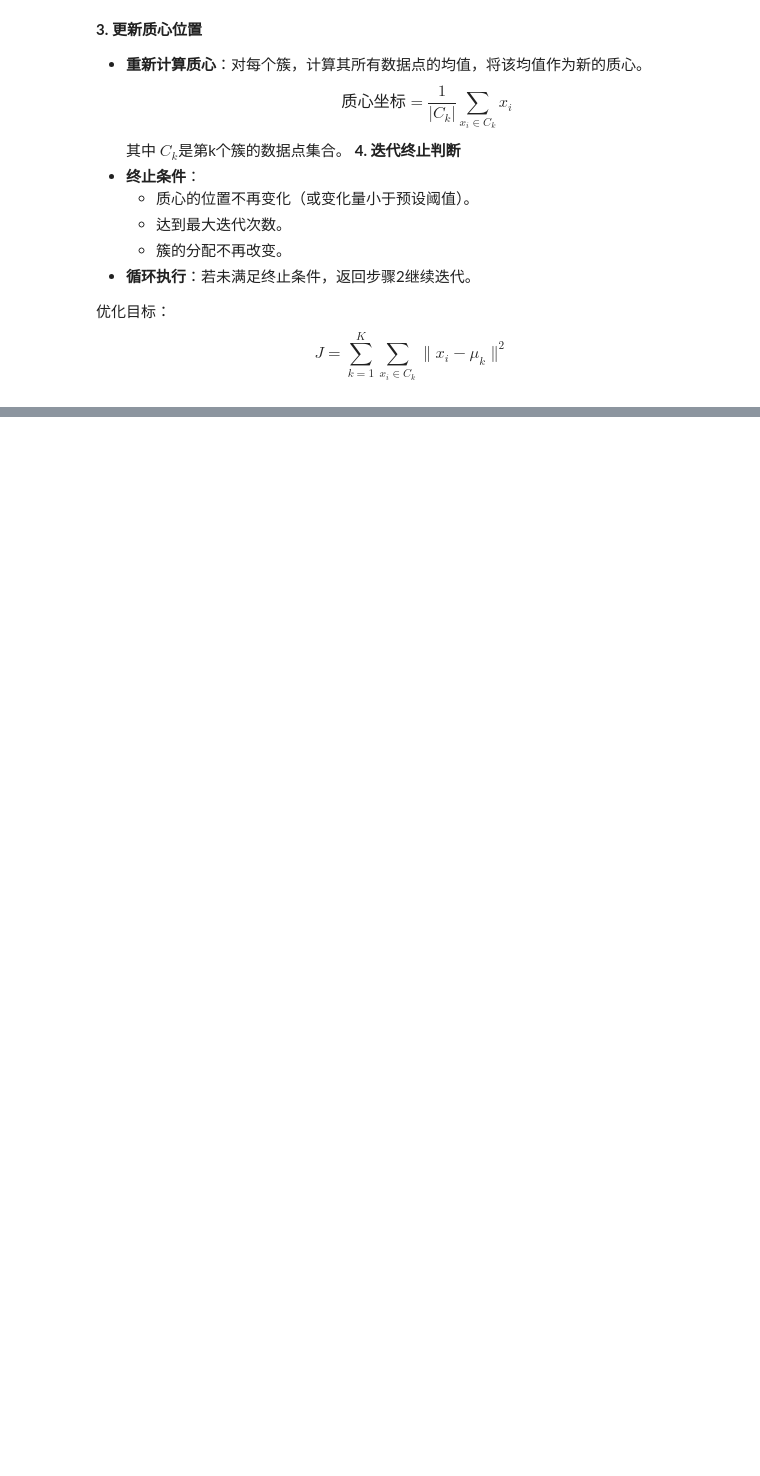
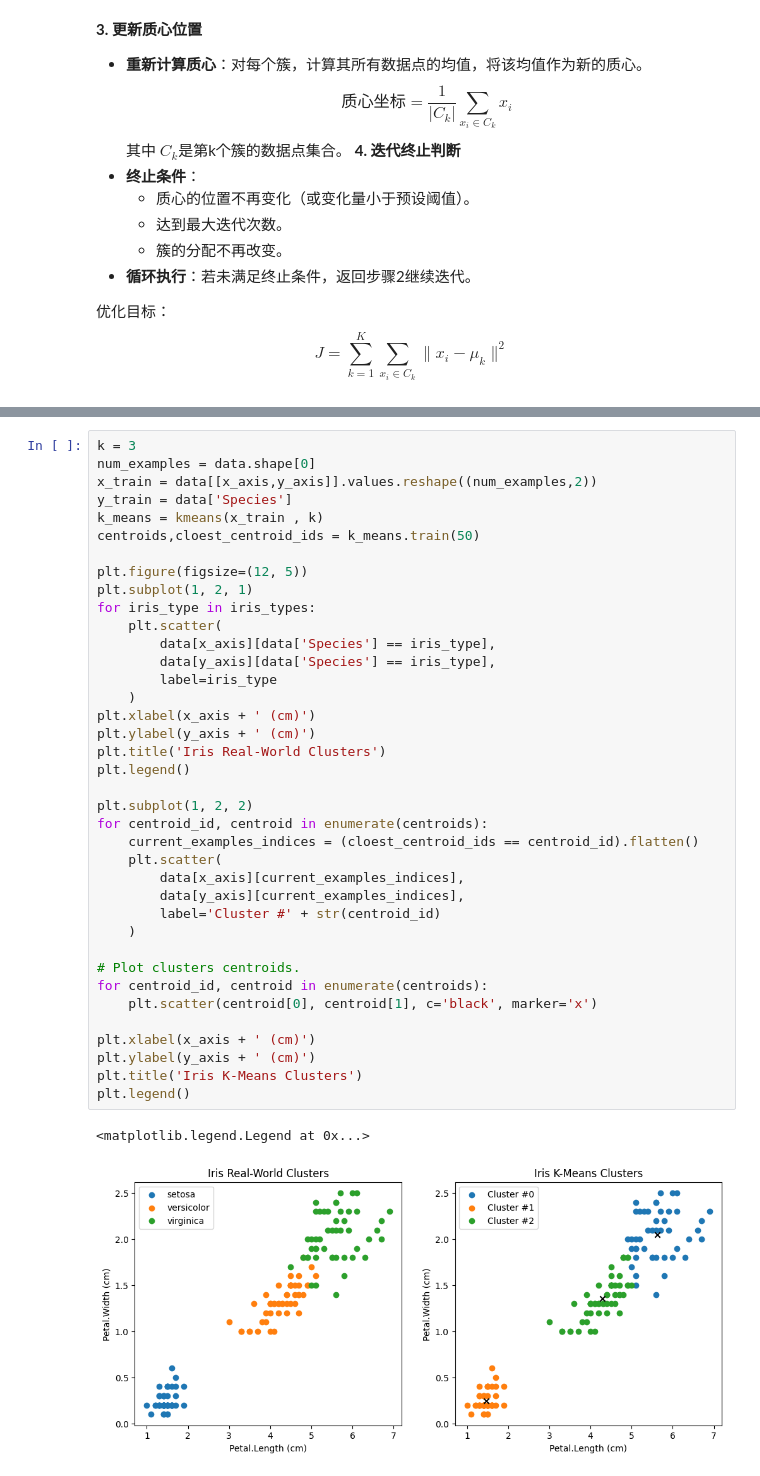
Before and after one commit to zwd1224/machine_learning_practice, a Jupyter notebook: 机器学习/聚类/k_means.ipynb, the cells around one changed output, grey strips where cells are left out. Drawn from its saved outputs; the diff is of its cells as text; blank space fills up the shorter version.

```diff
--- a/机器学习/聚类/k_means.ipynb
+++ b/机器学习/聚类/k_means.ipynb
@@ -43,0 +105,41 @@ class kmeans:
+# %%
+k = 3
+num_examples = data.shape[0]
+x_train = data[[x_axis,y_axis]].values.reshape((num_examples,2))
+y_train = data['Species']
+k_means = kmeans(x_train , k)
+centroids,cloest_centroid_ids = k_means.train(50)
+
+plt.figure(figsize=(12, 5))
+plt.subplot(1, 2, 1)
+for iris_type in iris_types:
+    plt.scatter(
+        data[x_axis][data['Species'] == iris_type],
+        data[y_axis][data['Species'] == iris_type],
+        label=iris_type
+    )
+plt.xlabel(x_axis + ' (cm)')
+plt.ylabel(y_axis + ' (cm)')
+plt.title('Iris Real-World Clusters')
+plt.legend()
+
+plt.subplot(1, 2, 2)
+for centroid_id, centroid in enumerate(centroids):
+    current_examples_indices = (cloest_centroid_ids == centroid_id).flatten()
+    plt.scatter(
+        data[x_axis][current_examples_indices],
+        data[y_axis][current_examples_indices],
+        label='Cluster #' + str(centroid_id)
+    )
+
+# Plot clusters centroids.
+for centroid_id, centroid in enumerate(centroids):
+    plt.scatter(centroid[0], centroid[1], c='black', marker='x')
+
+plt.xlabel(x_axis + ' (cm)')
+plt.ylabel(y_axis + ' (cm)')
+plt.title('Iris K-Means Clusters')
+plt.legend()
+# %% [output]
+<matplotlib.legend.Legend at 0x...>
+[figure, added]
```
Also changed, not shown: parts of 3 cells of this notebook, 3 other files.
